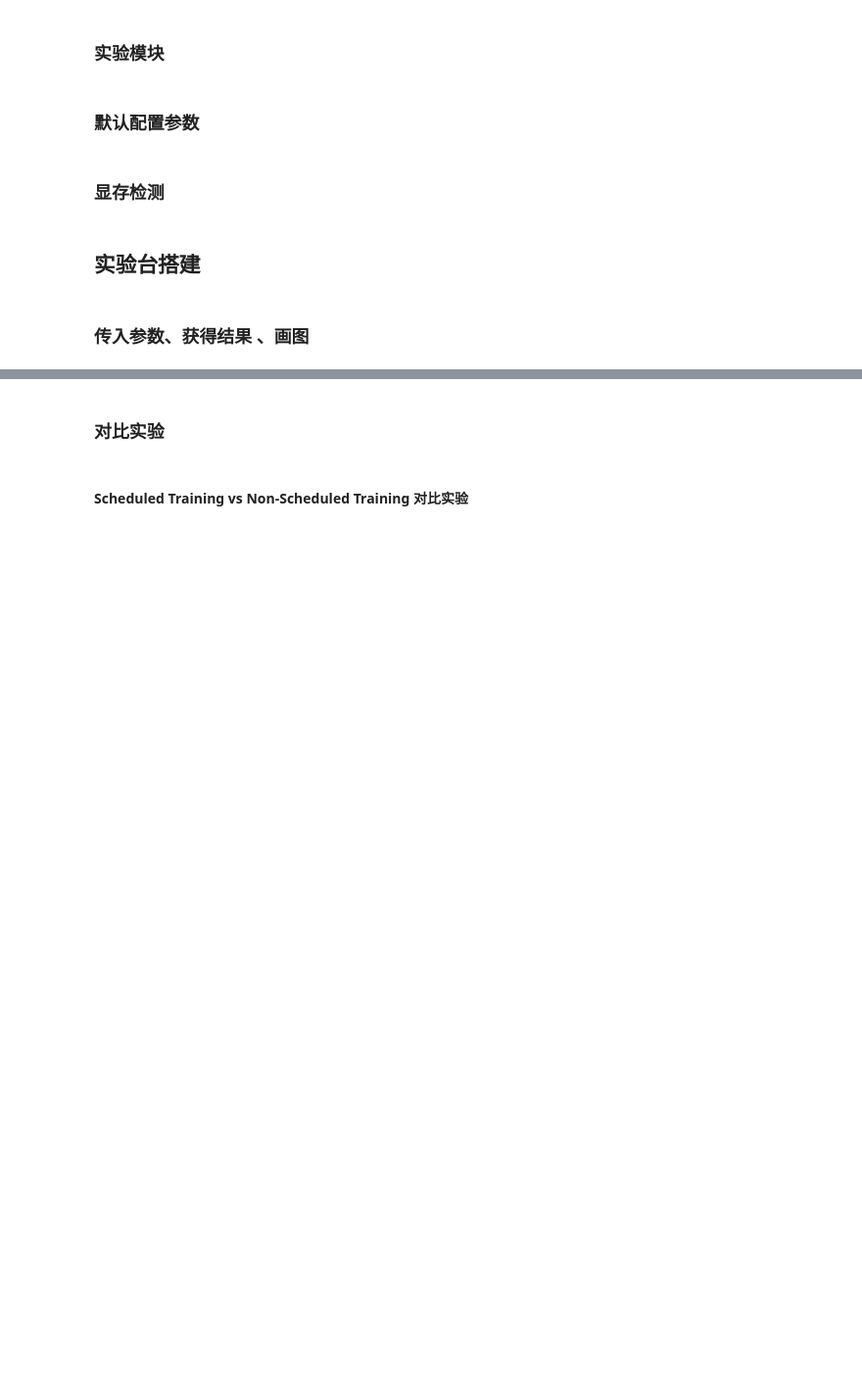
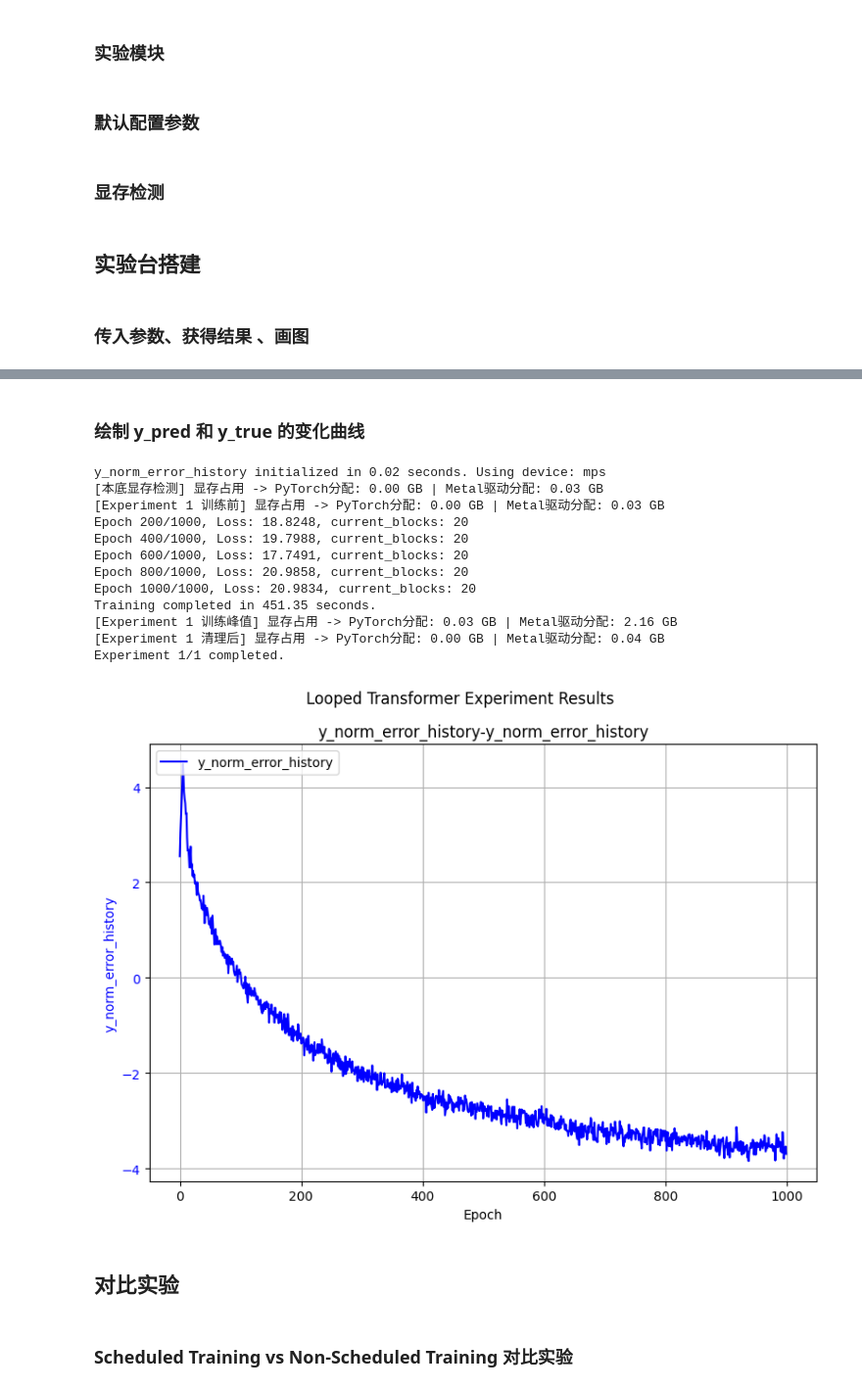
Before and after one commit to Bruce-lhq/looped-transformer-ablation-lab, a Jupyter notebook: Looped_Transformer.ipynb, the cells around one changed output, grey strips where cells are left out. Shown at 98% size. Saved outputs shown, nothing was run; the diff lists cells and outputs as text; code cells hidden in the pictures; blank space fills up the shorter version.

```diff
--- a/Looped_Transformer.ipynb
+++ b/Looped_Transformer.ipynb
@@ -1029,6 +1037,26 @@ Training completed in 6.82 seconds.
 Experiment 1/1 completed.
 [figure]
+# %% [markdown]
+### 绘制 y_pred 和 y_true 的变化曲线
+# %%
+norm_table = ExperimentTable(params_groups=[{'epochs': 1000, 'experiment_name': 'y_norm_error_history', 'print_every': 200}])
+norm_table.run(result_lists=[(['y_norm_error_history'], 'epoch')])
+norm_table.plot(figure_size=(8,6),compare_experiments=False)
+# %% [output]
+y_norm_error_history initialized in 0.02 seconds. Using device: mps
+[本底显存检测] 显存占用 -> PyTorch分配: 0.00 GB | Metal驱动分配: 0.03 GB
+[Experiment 1 训练前] 显存占用 -> PyTorch分配: 0.00 GB | Metal驱动分配: 0.03 GB
+Epoch 200/1000, Loss: 18.8248, current_blocks: 20
+Epoch 400/1000, Loss: 19.7988, current_blocks: 20
+Epoch 600/1000, Loss: 17.7491, current_blocks: 20
+Epoch 800/1000, Loss: 20.9858, current_blocks: 20
+Epoch 1000/1000, Loss: 20.9834, current_blocks: 20
+Training completed in 451.35 seconds.
+[Experiment 1 训练峰值] 显存占用 -> PyTorch分配: 0.03 GB | Metal驱动分配: 2.16 GB
+[Experiment 1 清理后] 显存占用 -> PyTorch分配: 0.00 GB | Metal驱动分配: 0.04 GB
+Experiment 1/1 completed.
+[figure, added]
 # %% [markdown]
-### 对比实验
+## 对比实验
 # %% [markdown]
-#### Scheduled Training vs Non-Scheduled Training 对比实验
+### Scheduled Training vs Non-Scheduled Training 对比实验
```
Also changed, not shown: parts of 51 cells of this notebook, 5 other files.
